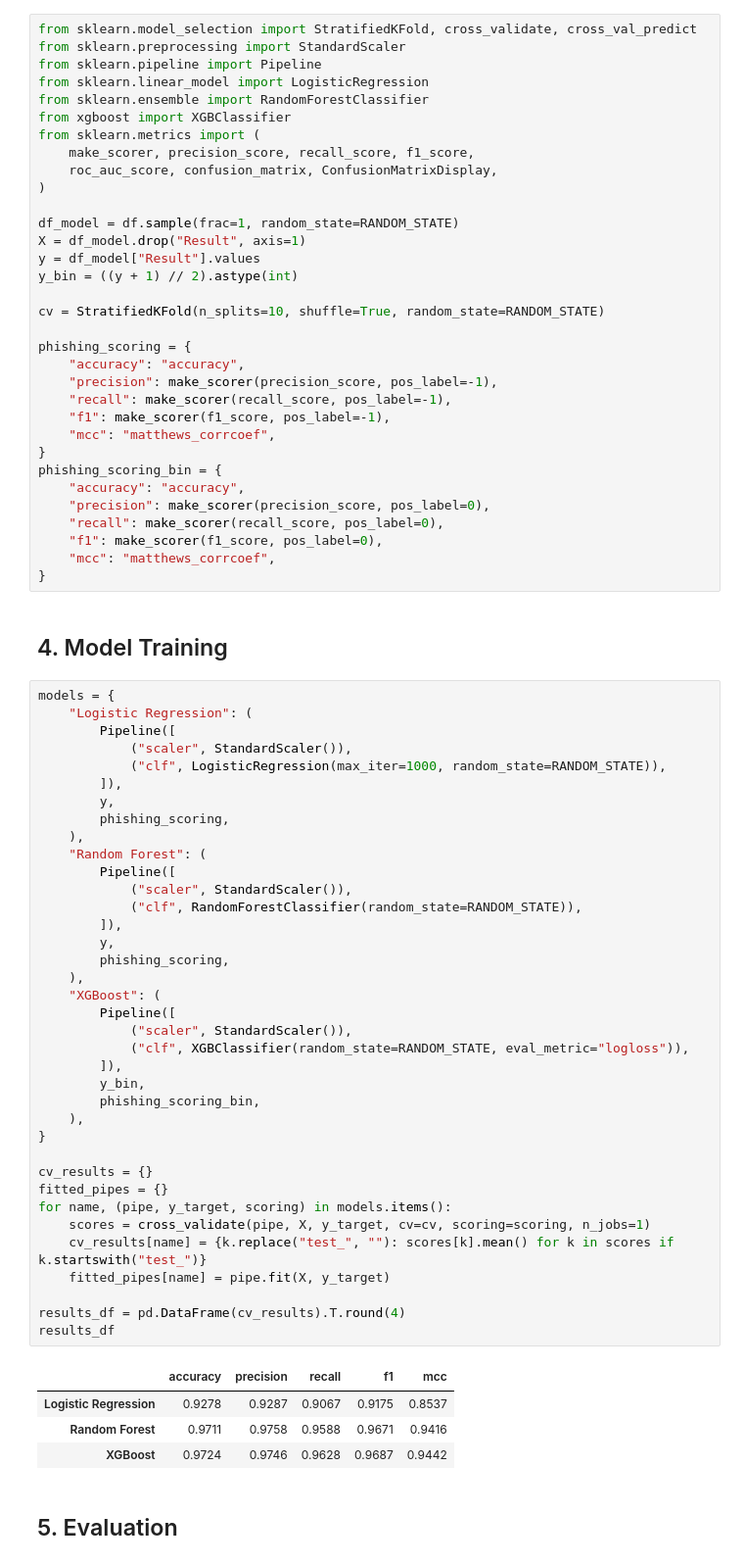
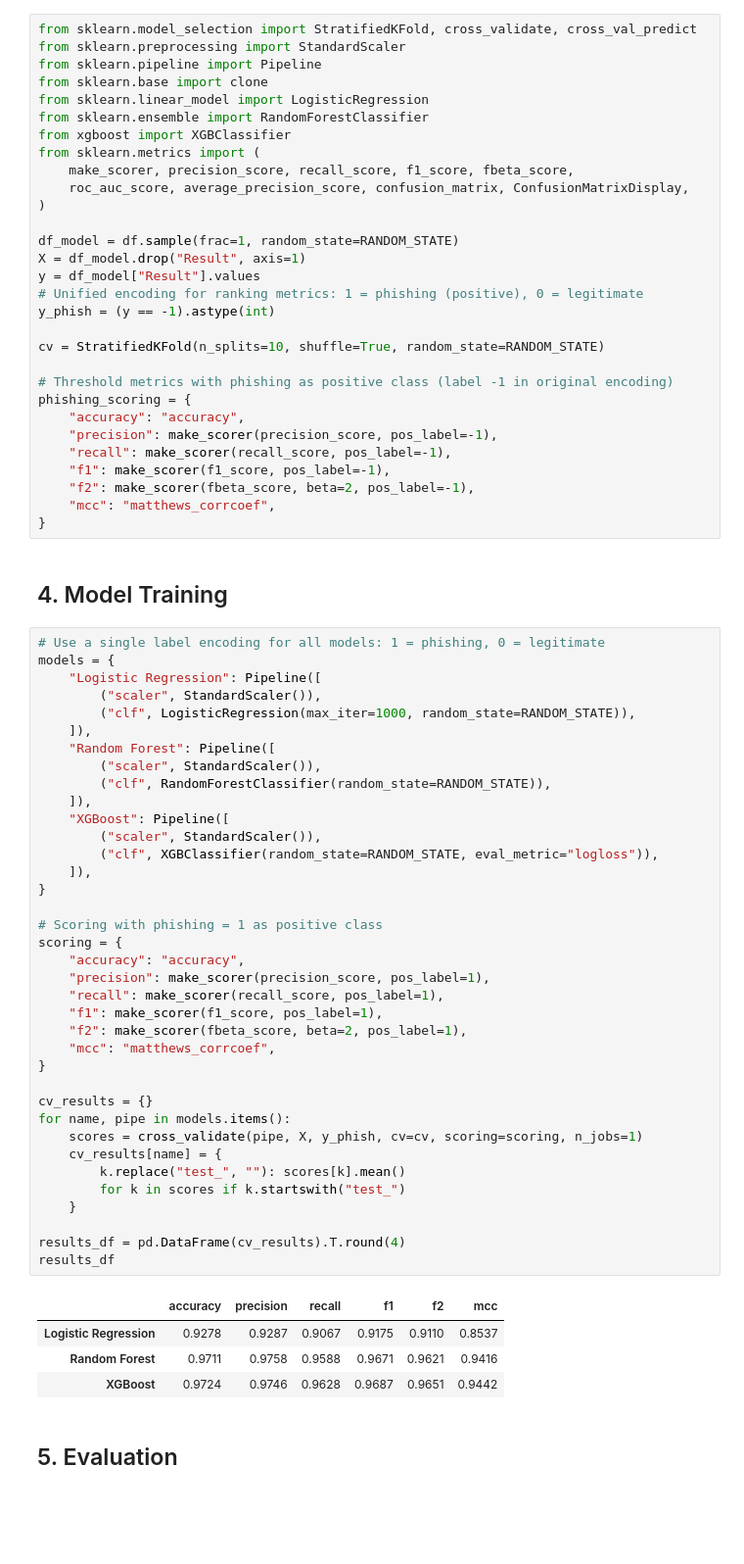
Before and after one commit to Saleh-Ra/cyber-project, a Jupyter notebook: project.ipynb, the cells around one changed output. Shown at 98% size. Drawn from its saved outputs; the diff is of its cells as text; blank space fills up the shorter version.

```diff
--- a/project.ipynb
+++ b/project.ipynb
@@ -204,79 +207,76 @@ Improvements over the authors' pipeline:
 from sklearn.model_selection import StratifiedKFold, cross_validate, cross_val_predict
 from sklearn.preprocessing import StandardScaler
 from sklearn.pipeline import Pipeline
+from sklearn.base import clone
 from sklearn.linear_model import LogisticRegression
 from sklearn.ensemble import RandomForestClassifier
 from xgboost import XGBClassifier
 from sklearn.metrics import (
-    make_scorer, precision_score, recall_score, f1_score,
-    roc_auc_score, confusion_matrix, ConfusionMatrixDisplay,
+    make_scorer, precision_score, recall_score, f1_score, fbeta_score,
+    roc_auc_score, average_precision_score, confusion_matrix, ConfusionMatrixDisplay,
 )
 
 df_model = df.sample(frac=1, random_state=RANDOM_STATE)
 X = df_model.drop("Result", axis=1)
 y = df_model["Result"].values
-y_bin = ((y + 1) // 2).astype(int)
+# Unified encoding for ranking metrics: 1 = phishing (positive), 0 = legitimate
+y_phish = (y == -1).astype(int)
 
 cv = StratifiedKFold(n_splits=10, shuffle=True, random_state=RANDOM_STATE)
 
+# Threshold metrics with phishing as positive class (label -1 in original encoding)
 phishing_scoring = {
     "accuracy": "accuracy",
     "precision": make_scorer(precision_score, pos_label=-1),
     "recall": make_scorer(recall_score, pos_label=-1),
     "f1": make_scorer(f1_score, pos_label=-1),
+    "f2": make_scorer(fbeta_score, beta=2, pos_label=-1),
     "mcc": "matthews_corrcoef",
 }
-phishing_scoring_bin = {
-    "accuracy": "accuracy",
-    "precision": make_scorer(precision_score, pos_label=0),
-    "recall": make_scorer(recall_score, pos_label=0),
-    "f1": make_scorer(f1_score, pos_label=0),
-    "mcc": "matthews_corrcoef",
-}
 # %% [markdown]
 ## 4. Model Training
 # %%
+# Use a single label encoding for all models: 1 = phishing, 0 = legitimate
 models = {
-    "Logistic Regression": (
-        Pipeline([
-            ("scaler", StandardScaler()),
-            ("clf", LogisticRegression(max_iter=1000, random_state=RANDOM_STATE)),
-        ]),
-        y,
-        phishing_scoring,
-    ),
-    "Random Forest": (
-        Pipeline([
-            ("scaler", StandardScaler()),
-            ("clf", RandomForestClassifier(random_state=RANDOM_STATE)),
-        ]),
-        y,
-        phishing_scoring,
-    ),
-    "XGBoost": (
-        Pipeline([
-            ("scaler", StandardScaler()),
-            ("clf", XGBClassifier(random_state=RANDOM_STATE, eval_metric="logloss")),
-        ]),
-        y_bin,
-        phishing_scoring_bin,
-    ),
+    "Logistic Regression": Pipeline([
+        ("scaler", StandardScaler()),
+        ("clf", LogisticRegression(max_iter=1000, random_state=RANDOM_STATE)),
+    ]),
+    "Random Forest": Pipeline([
+        ("scaler", StandardScaler()),
+        ("clf", RandomForestClassifier(random_state=RANDOM_STATE)),
+    ]),
+    "XGBoost": Pipeline([
+        ("scaler", StandardScaler()),
+        ("clf", XGBClassifier(random_state=RANDOM_STATE, eval_metric="logloss")),
+    ]),
+}
+
+# Scoring with phishing = 1 as positive class
+scoring = {
+    "accuracy": "accuracy",
+    "precision": make_scorer(precision_score, pos_label=1),
+    "recall": make_scorer(recall_score, pos_label=1),
+    "f1": make_scorer(f1_score, pos_label=1),
+    "f2": make_scorer(fbeta_score, beta=2, pos_label=1),
+    "mcc": "matthews_corrcoef",
 }
 
 cv_results = {}
-fitted_pipes = {}
-for name, (pipe, y_target, scoring) in models.items():
-    scores = cross_validate(pipe, X, y_target, cv=cv, scoring=scoring, n_jobs=1)
-    cv_results[name] = {k.replace("test_", ""): scores[k].mean() for k in scores if k.startswith("test_")}
-    fitted_pipes[name] = pipe.fit(X, y_target)
+for name, pipe in models.items():
+    scores = cross_validate(pipe, X, y_phish, cv=cv, scoring=scoring, n_jobs=1)
+    cv_results[name] = {
+        k.replace("test_", ""): scores[k].mean()
+        for k in scores if k.startswith("test_")
+    }
 
 results_df = pd.DataFrame(cv_results).T.round(4)
 results_df
 # %% [output]
-|  | accuracy | precision | recall | f1 | mcc |
-| Logistic Regression | 0.9278 | 0.9287 | 0.9067 | 0.9175 | 0.8537 |
-| Random Forest | 0.9711 | 0.9758 | 0.9588 | 0.9671 | 0.9416 |
-| XGBoost | 0.9724 | 0.9746 | 0.9628 | 0.9687 | 0.9442 |
+|  | accuracy | precision | recall | f1 | f2 | mcc |
+| Logistic Regression | 0.9278 | 0.9287 | 0.9067 | 0.9175 | 0.9110 | 0.8537 |
+| Random Forest | 0.9711 | 0.9758 | 0.9588 | 0.9671 | 0.9621 | 0.9416 |
+| XGBoost | 0.9724 | 0.9746 | 0.9628 | 0.9687 | 0.9651 | 0.9442 |
 # %% [markdown]
 ## 5. Evaluation
 # %% [markdown]
```
Also changed, not shown: parts of 12 cells of this notebook, 1 other file.
